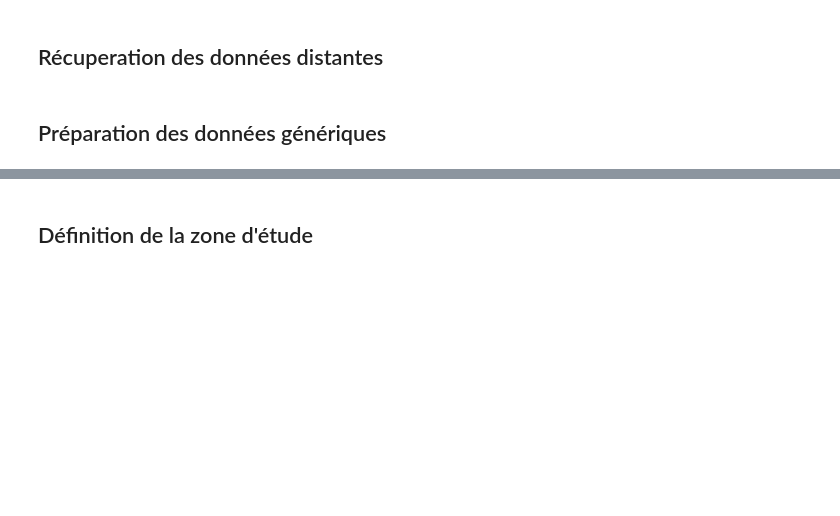
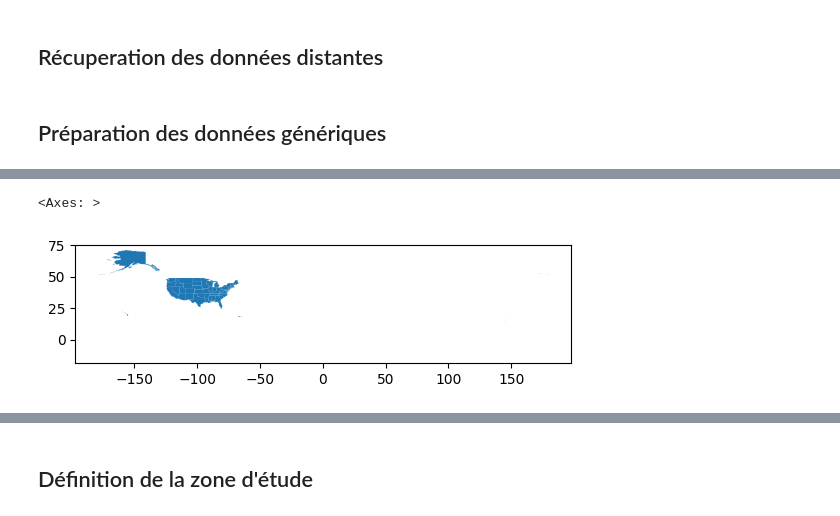
Before and after one commit to BastienBoucherat/geo6149, a Jupyter notebook: geo6149_projet_bastien.ipynb, the cells around one changed output, grey strips where cells are left out. Drawn from its saved outputs; the diff is of its cells as text; code cells hidden in the pictures; blank space fills up the shorter version.

Commit message:
Loading administrative boundaries as geodataframe (USA+Canada)

```diff
--- a/geo6149_projet_bastien.ipynb
+++ b/geo6149_projet_bastien.ipynb
@@ -171,11 +172,12 @@ boundaries_usa
 # %%
-boundaries_usa = data_sources_df[(data_sources_df['Type'] == 'Boundaries') & (data_sources_df['Area'] == 'USA')]
-file_name = boundaries_usa
-print(file_name)
+boundaries_df = data_sources_df[data_sources_df['Type'] == 'Boundaries']
+
 ## USA
-us_boundaries_gdf = gpd.read_file()
-#us_boundaries_gdf['NATION_ID']="USA"
-#us_boundaries_gdf = us_boundaries_gdf.rename(columns={'STUSPS':'SUB_NATION_ID','NAME':'SUB_NATION_NAME'})
-#us_boundaries_gdf = us_boundaries_gdf[['NATION_ID', 'SUB_NATION_ID', 'SUB_NATION_NAME', 'geometry']]
-#us_boundaries_gdf.head()
+index = boundaries_df[boundaries_df['Area'] == 'USA'].index.item()
+file_name = boundaries_df.loc[index]['Location']
+us_boundaries_gdf = gpd.read_file(file_name)
+us_boundaries_gdf['NATION_ID']="USA"
+us_boundaries_gdf = us_boundaries_gdf.rename(columns={'STUSPS':'SUB_NATION_ID','NAME':'SUB_NATION_NAME'})
+us_boundaries_gdf = us_boundaries_gdf[['NATION_ID', 'SUB_NATION_ID', 'SUB_NATION_NAME', 'geometry']]
+us_boundaries_gdf.head()
 # %% [output]
@@ -204,0 +206,5 @@ can_boundaries_gdf.head(10)
+# %%
+us_boundaries_gdf.plot()
+# %% [output]
+<Axes: >
+[figure, added]
```
Also changed, not shown: parts of 6 cells of this notebook.
